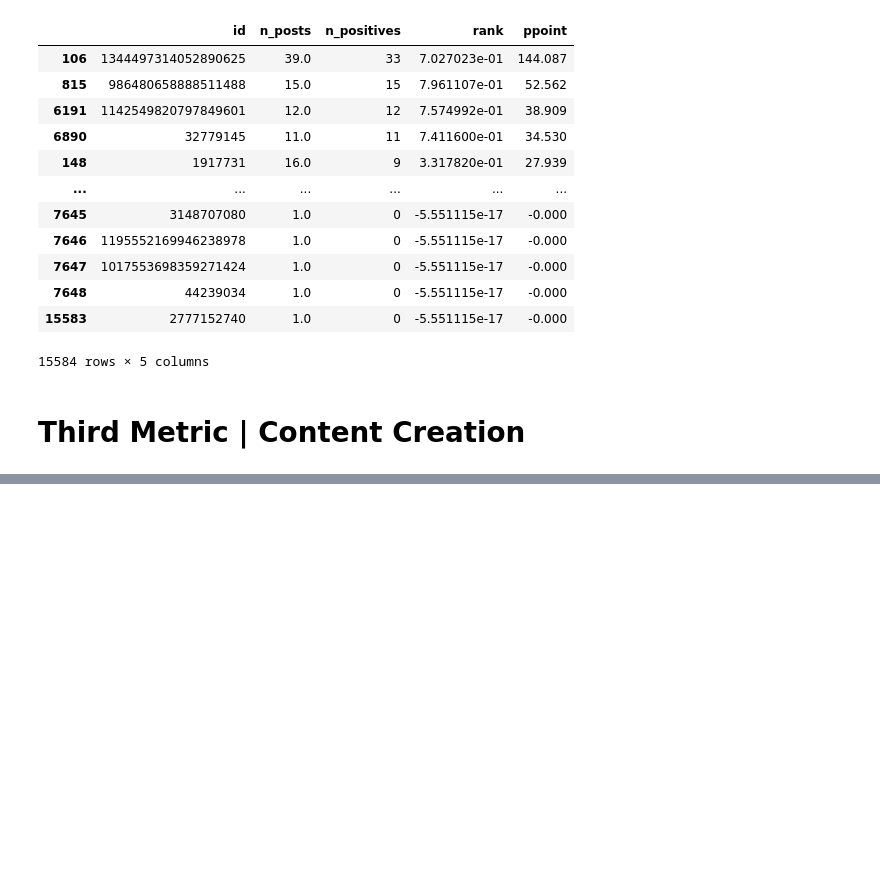
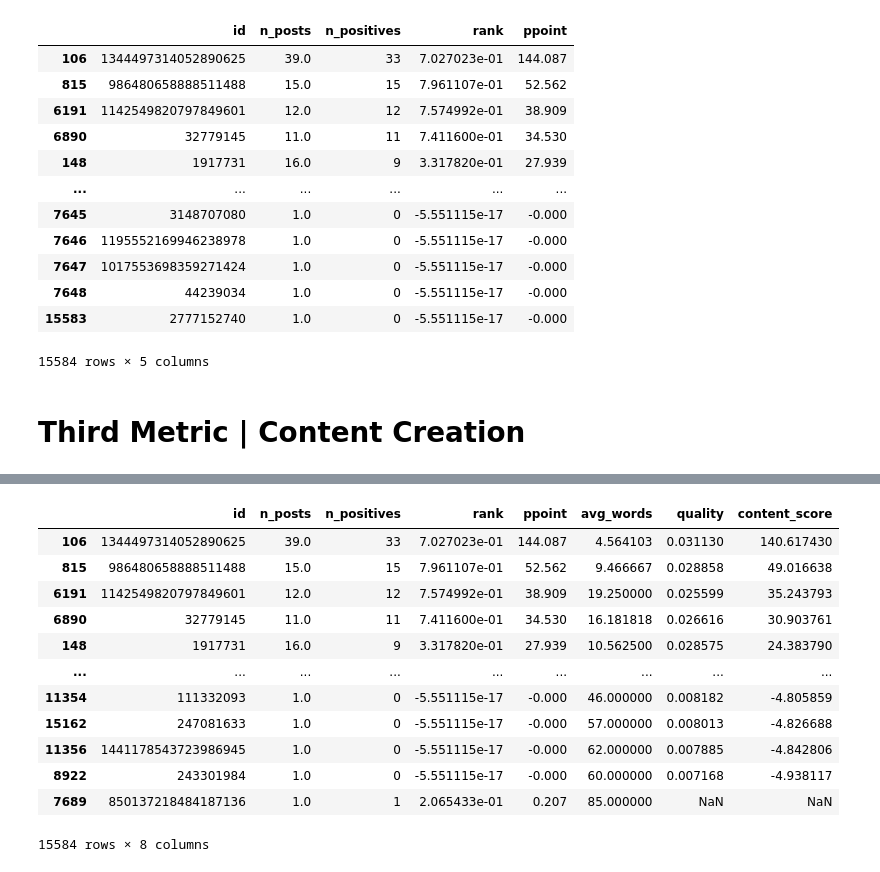
Before and after one commit to FatemeFarhang/data-science, a Jupyter notebook: Task_03.ipynb, the cells around one changed output, grey strips where cells are left out. Cells and saved outputs as stored; diff of their text form; code cells hidden in the pictures; blank space fills up the shorter version.

```diff
--- a/Task_03.ipynb
+++ b/Task_03.ipynb
@@ -357,0 +356,11 @@ In order to find the number of positine words in tweets, it's helpful to find th
+# %%
+def n_pos_word(string_list, vocab):
+    w_pos= 0
+    for w in string_list:
+        if w in vocab:
+            w_pos += 1
+    return w_pos
+# %%
+%%time
+df['n_pos_words'] = df_doc.apply(lambda x: n_pos_word(x,positive_vocab))
+df['n_words'] = [len(df_doc[i]) for i in range(len(df_doc))]
@@ -357,0 +370,3 @@ In order to find the number of positine words in tweets, it's helpful to find th
+# %%
+%%time
+df_user['avg_words'] = [(np.sum(df.loc[df['user_id']== users[i], 'n_words'].values)/n_post[i]) for i in range(len(users))]
@@ -357,0 +376,23 @@ In order to find the number of positine words in tweets, it's helpful to find th
+# %%
+for i in range(len(users)):
+    w = df_user.at[i,'avg_words']
+    sub_df2 = df[df['n_words']>w]
+    quality = np.sum(sub_df2['n_pos_words'].values/sub_df2['n_words'].values)/len(sub_df2)
+    df_user.at[i,'quality'] = quality
+    df_user.at[i, 'content_score'] = np.log(quality) + df_user.at[i, 'ppoint']
+# %%
+df_user.sort_values('content_score', ascending=False)
+# %% [output]
+|  | id | n_posts | n_positives | rank | ppoint | avg_words | quality | content_score |
+| 106 | 1344497314052890625 | 39.0 | 33 | 7.027023e-01 | 144.087 | 4.564103 | 0.031130 | 140.617430 |
+| 815 | 986480658888511488 | 15.0 | 15 | 7.961107e-01 | 52.562 | 9.466667 | 0.028858 | 49.016638 |
+| 6191 | 1142549820797849601 | 12.0 | 12 | 7.574992e-01 | 38.909 | 19.250000 | 0.025599 | 35.243793 |
+| 6890 | 32779145 | 11.0 | 11 | 7.411600e-01 | 34.530 | 16.181818 | 0.026616 | 30.903761 |
+| 148 | 1917731 | 16.0 | 9 | 3.317820e-01 | 27.939 | 10.562500 | 0.028575 | 24.383790 |
+| ... | ... | ... | ... | ... | ... | ... | ... | ... |
+| 11354 | 111332093 | 1.0 | 0 | -5.551115e-17 | -0.000 | 46.000000 | 0.008182 | -4.805859 |
+| 15162 | 247081633 | 1.0 | 0 | -5.551115e-17 | -0.000 | 57.000000 | 0.008013 | -4.826688 |
+| 11356 | 1441178543723986945 | 1.0 | 0 | -5.551115e-17 | -0.000 | 62.000000 | 0.007885 | -4.842806 |
+| 8922 | 243301984 | 1.0 | 0 | -5.551115e-17 | -0.000 | 60.000000 | 0.007168 | -4.938117 |
+| 7689 | 850137218484187136 | 1.0 | 1 | 2.065433e-01 | 0.207 | 85.000000 | NaN | NaN |
+15584 rows × 8 columns
```
Also changed, not shown: parts of 24 cells of this notebook.
